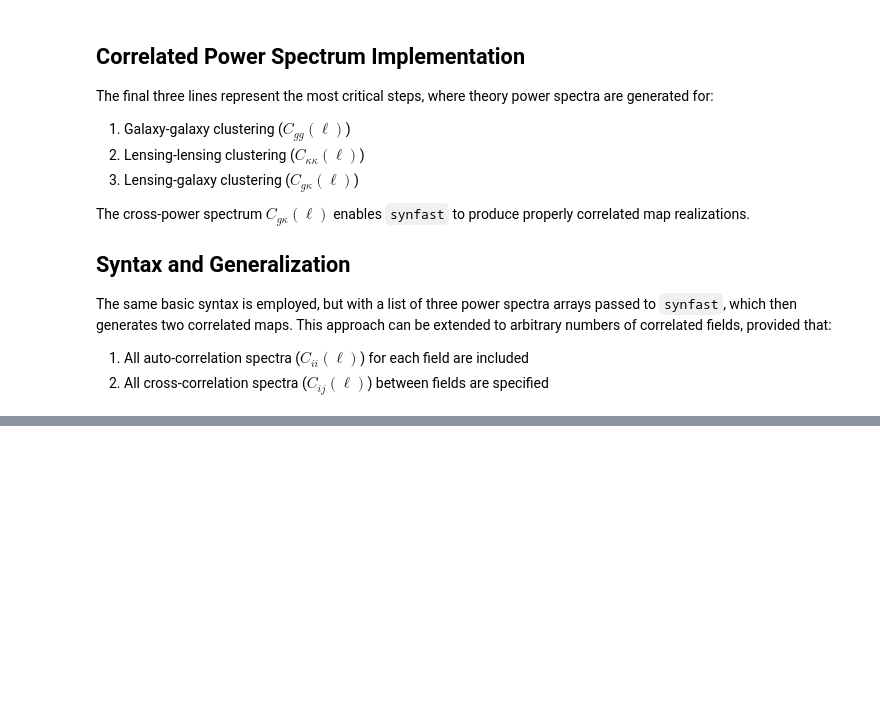
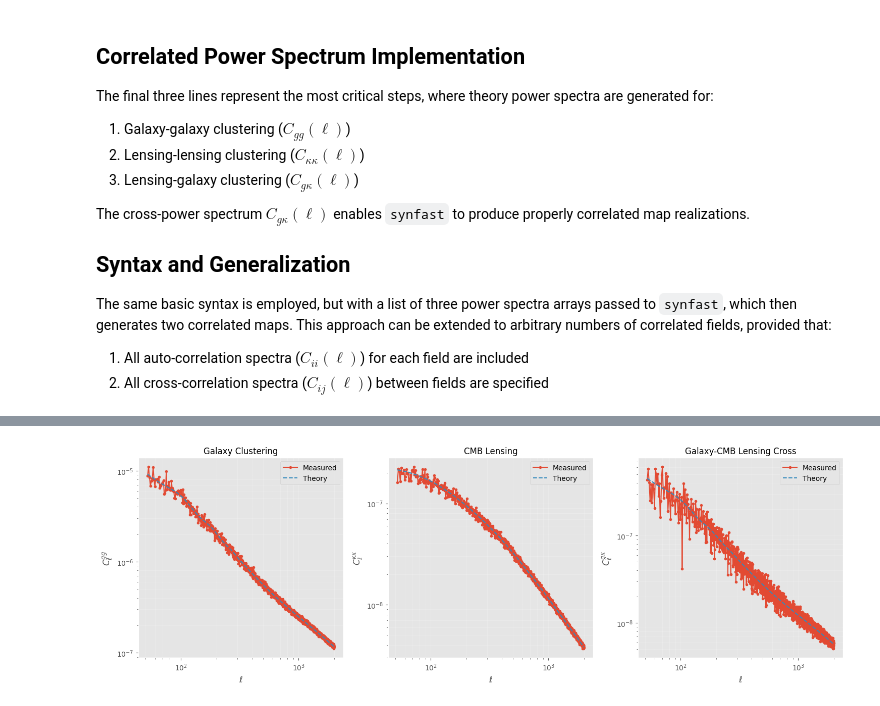
Before and after one commit to Adrita-Khan/Modified-Gravity, a Jupyter notebook: Notebooks/healpy_sims.ipynb, the cells around one changed output, grey strips where cells are left out. Cells and saved outputs as stored; diff of their text form; code cells hidden in the pictures; blank space fills up the shorter version.

```diff
--- a/Notebooks/healpy_sims.ipynb
+++ b/Notebooks/healpy_sims.ipynb
@@ -324,0 +321,80 @@ plt.show()
+# %%
+def plot_spectra_comparison(ells,
+                           cl_gg_measured, cl_gg_th,
+                           cl_kk_measured, cl_kk_th,
+                           cl_kg_measured, cl_kg_th,
+                           LMIN, LMAX,
+                           figsize=(15, 5)):
+    """
+    Plot comparison between measured and theoretical spectra for galaxy clustering,
+    CMB lensing, and their cross-spectrum.
+
+    Parameters:
+    -----------
+    ells : array-like
+        Multipole moments array
+    cl_*_measured : array-like
+        Measured spectra (gg, kk, kg)
+    cl_*_th : array-like
+        Theoretical spectra (gg, kk, kg)
+    LMIN, LMAX : int
+        Minimum and maximum multipole indices to plot
+    figsize : tuple, optional
+        Figure size (default: (15, 5))
+    """
+    # Validate array lengths and adjust LMAX if needed
+    arrays = [ells, cl_gg_measured, cl_gg_th, cl_kk_measured, cl_kk_th, cl_kg_measured, cl_kg_th]
+    min_length = min(len(arr) for arr in arrays)
+    LMAX = min(LMAX, min_length - 1)  # -1 to avoid index out of bounds
+
+    # Create figure and subplots
+    fig, axes = plt.subplots(ncols=3, figsize=figsize)
+
+    # Plot configurations for each subplot
+    plot_configs = [
+        {
+            'measured': cl_gg_measured,
+            'theory': cl_gg_th,
+            'title': 'Galaxy Clustering',
+            'ylabel': r"$C_{\ell}^{gg}$"
+        },
+        {
+            'measured': cl_kk_measured,
+            'theory': cl_kk_th,
+            'title': 'CMB Lensing',
+            'ylabel': r"$C_{\ell}^{\kappa\kappa}$"
+        },
+        {
+            'measured': cl_kg_measured,
+            'theory': cl_kg_th,
+            'title': 'Galaxy-CMB Lensing Cross',
+            'ylabel': r"$C_{\ell}^{g\kappa}$"
+        }
+    ]
+
+    # Plot each spectrum
+    for ax, config in zip(axes, plot_configs):
+        ax.loglog(ells[LMIN:LMAX], config['measured'][LMIN:LMAX],
+                 label='Measured', linestyle='-', marker='o', markersize=3)
+        ax.loglog(ells[LMIN:LMAX], config['theory'][LMIN:LMAX],
+                 label='Theory', linestyle='--')
+
+        ax.set_title(config['title'], fontsize=12)
+        ax.set_xlabel(r"$\ell$", fontsize=12)
+        ax.set_ylabel(config['ylabel'], fontsize=12)
+        ax.grid(True, which="both", ls="-", alpha=0.2)
+        ax.legend()
+
+    # Adjust layout
+    plt.tight_layout()
+    return fig, axes
+
+# Example usage:
+fig, axes = plot_spectra_comparison(ells,
+                                   cl_gg_measured, cl_gg_th,
+                                   cl_kk_measured, cl_kk_th,
+                                   cl_kg_measured, cl_kg_th,
+                                   LMIN, LMAX)
+plt.show()
+# %% [output]
+[figure, added]
```
Also changed, not shown: parts of 6 cells of this notebook.
